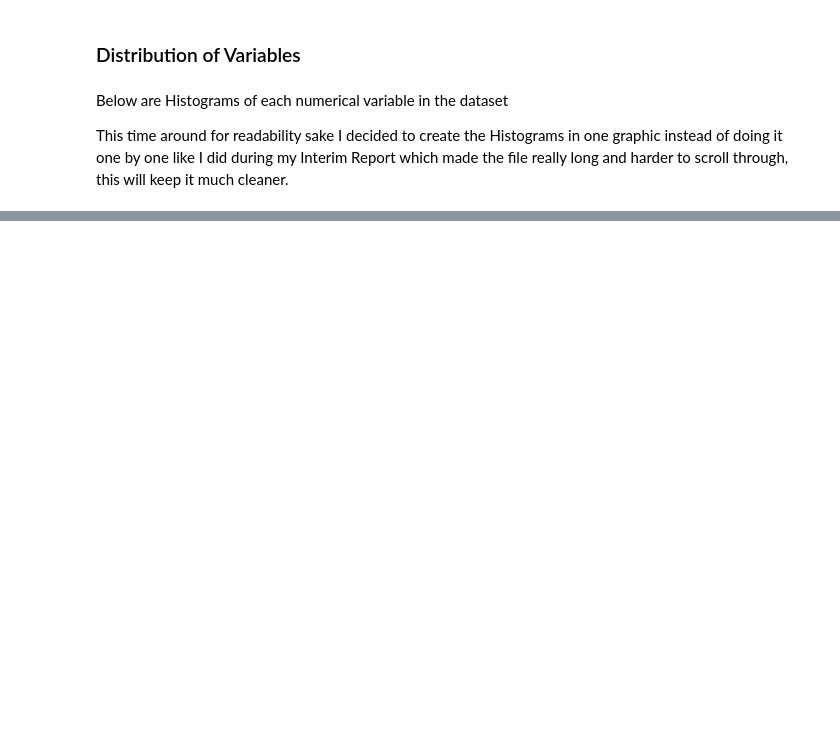
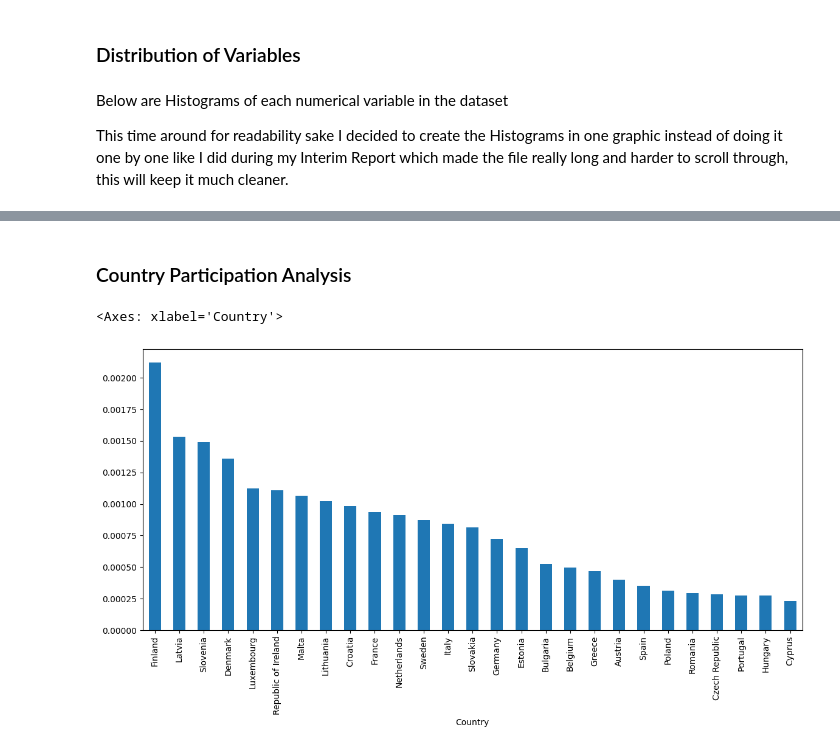
Before and after one commit to Matthew-Riddell/MSc-Dissertation, a Jupyter notebook: notebooks/06-extra-data-exploration.ipynb, the cells around one changed output, grey strips where cells are left out. Drawn from its saved outputs; the diff is of its cells as text; code cells hidden in the pictures; blank space fills up the shorter version.

Commit message:
Extra EDA: Barplots
Barplots that analysise:

- Country Participation
- Petitions by total signatures
- Petition Genre by total signatures

```diff
--- a/notebooks/06-extra-data-exploration.ipynb
+++ b/notebooks/06-extra-data-exploration.ipynb
@@ -191,0 +193,14 @@ array([[<Axes: title={'center': 'Year'}>,
+# %% [markdown]
+### Country Participation Analysis
+# %%
+country = (
+    master
+    .groupby("Country")["Signatures_Per_Capita"]
+    .mean()
+    .sort_values(ascending=False)
+)
+
+country.plot.bar(figsize=(14,6))
+# %% [output]
+<Axes: xlabel='Country'>
+[figure, added]
```
Also changed, not shown: parts of 9 cells of this notebook, 2 other files.
